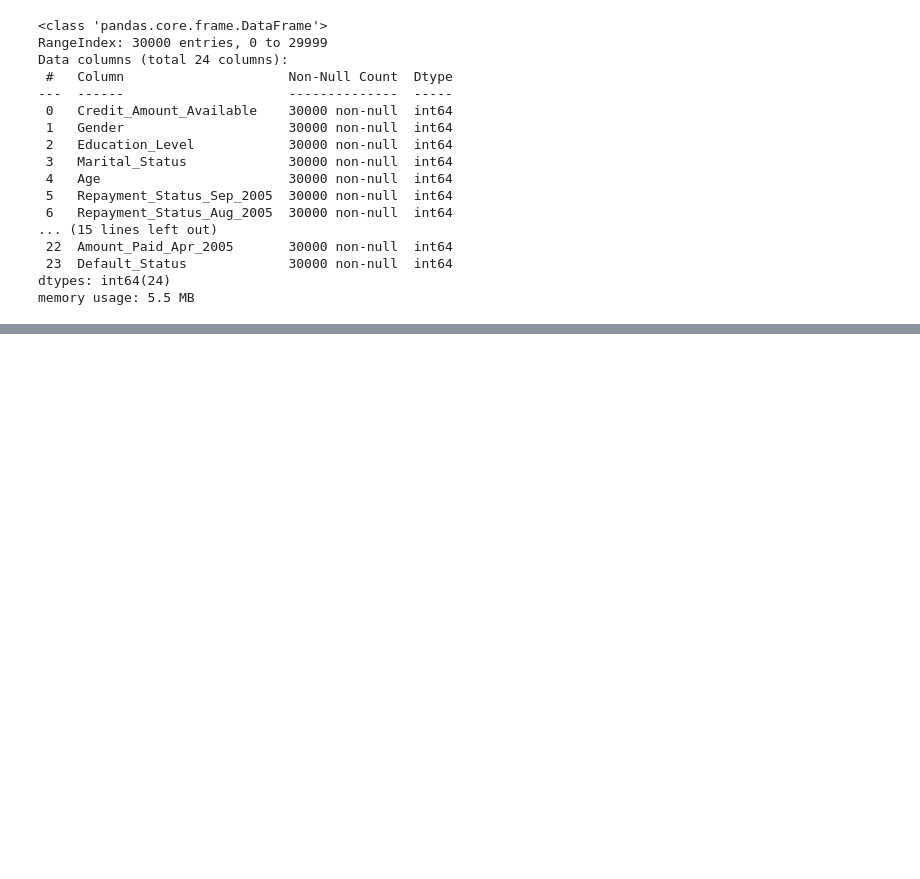
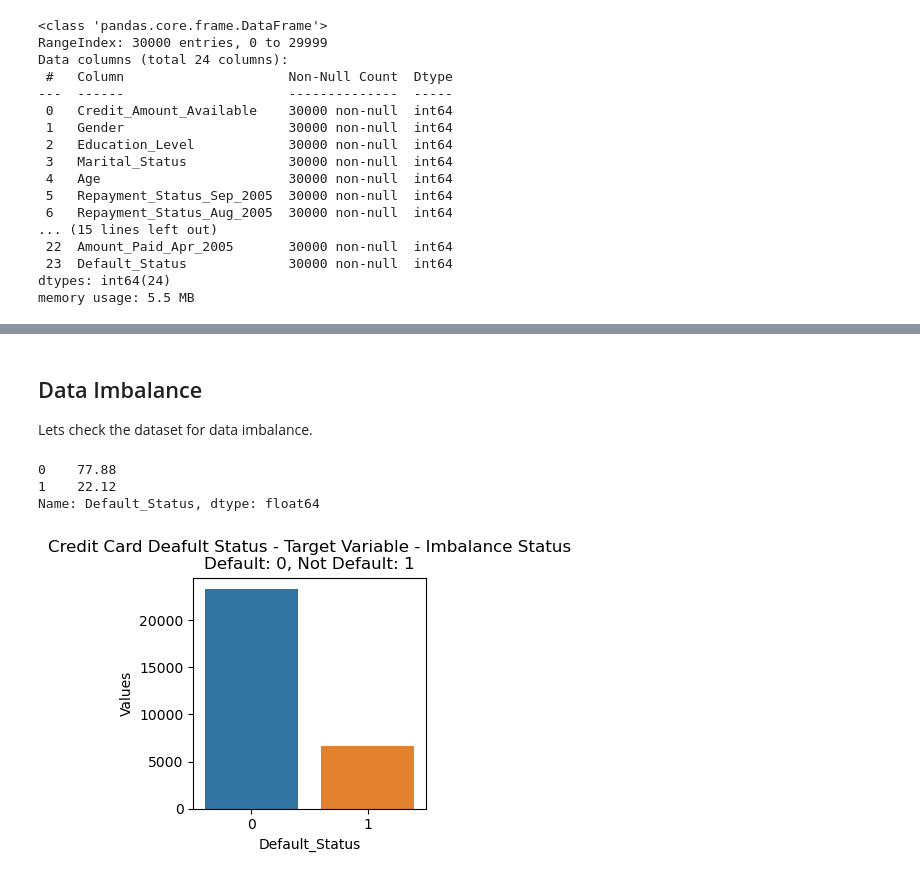
Before and after one commit to abhijitchak103/Credit-Default-Prediction, a Jupyter notebook: notebooks/EDA.ipynb, the cells around one changed output, grey strips where cells are left out. Cells and saved outputs as stored; diff of their text form; code cells hidden in the pictures; blank space fills up the shorter version.

```diff
--- a/notebooks/EDA.ipynb
+++ b/notebooks/EDA.ipynb
@@ -7,7 +11,7 @@ import seaborn as sns
 pd.set_option("Display.max_columns", None)
 import warnings
 # %%
-df = pd.read_excel('sample_data/default-of-credit-card-clients.xls', header=1)
+df = pd.read_excel('data/default-of-credit-card-clients.xls', header=1)
 # %%
 df.head()
 # %% [output]
@@ -114,0 +264,3 @@ memory usage: 5.5 MB
+# %%
+df_copy = df.copy()
+df_copy.replace(mapper, inplace=True)
@@ -114,0 +315,18 @@ memory usage: 5.5 MB
+# %% [markdown]
+## Data Imbalance
+
+Lets check the dataset for data imbalance.
+# %%
+print(df_copy['Default_Status'].value_counts()/df_copy.shape[0] * 100)
+
+temp = df_copy['Default_Status'].value_counts()
+temp_df = pd.DataFrame({'Default_Status': temp.index, 'Values': temp.values})
+plt.figure(figsize = (3,3))
+plt.title("Credit Card Deafult Status - Target Variable - Imbalance Status\nDefault: 0, Not Default: 1")
+sns.barplot(x = 'Default_Status', y = 'Values', data=temp_df)
+plt.show()
+# %% [output]
+0    77.88
+1    22.12
+Name: Default_Status, dtype: float64
+[figure, added]
```
Also changed, not shown: parts of 49 cells of this notebook.
